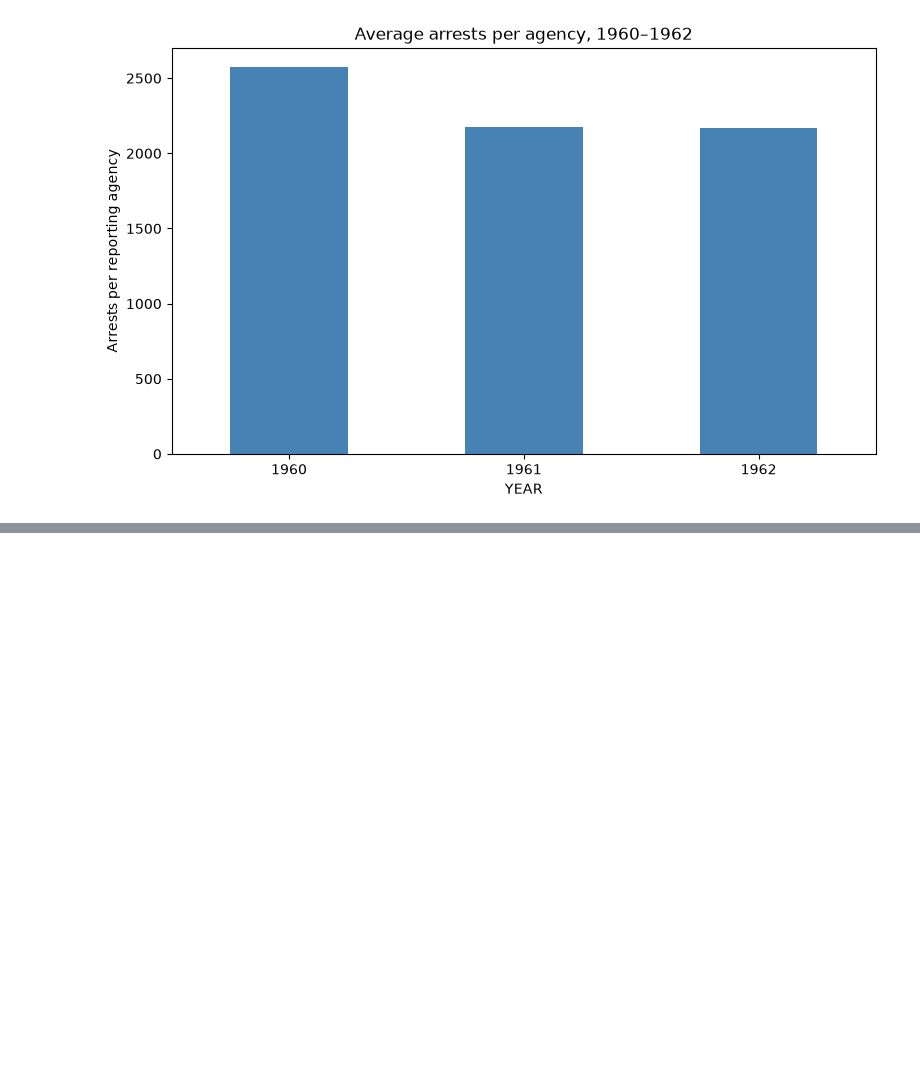
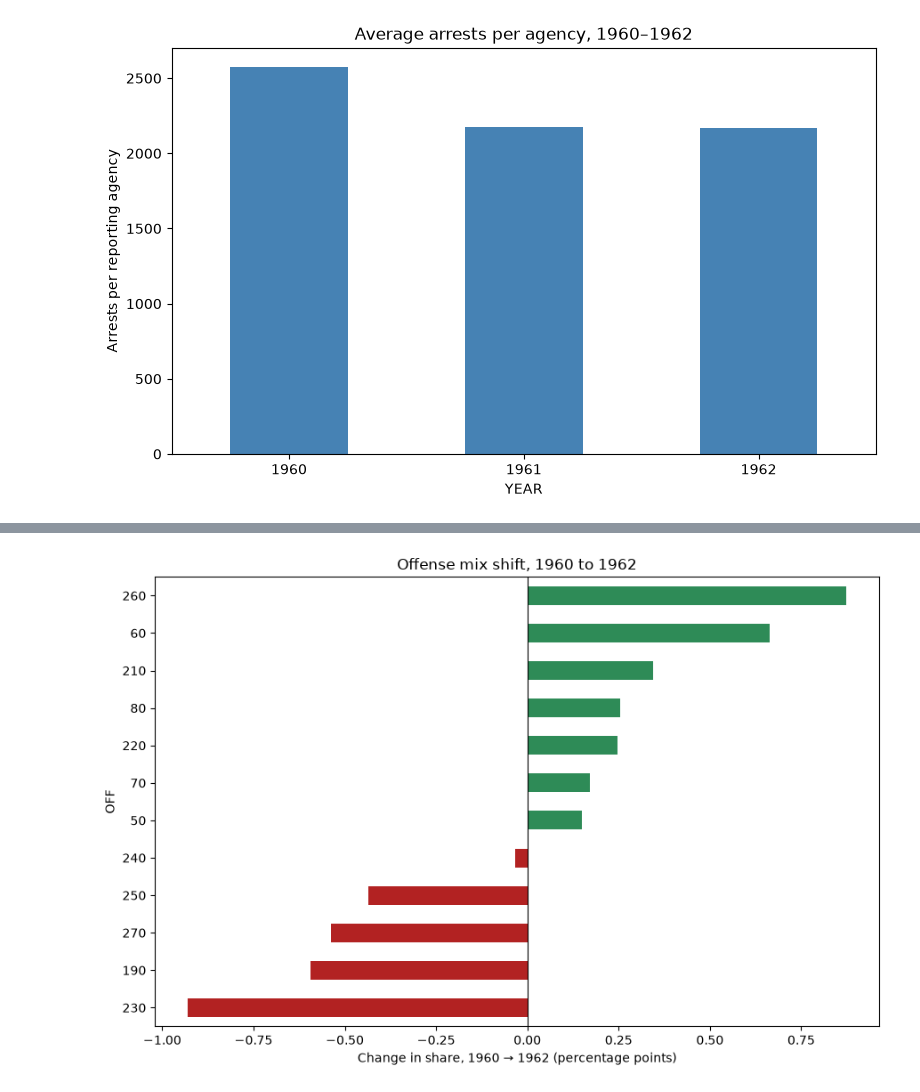
Before and after one commit to Deoxxysss/real-dataset-investigation, a Jupyter notebook: Notebooks/04_final_analysis.ipynb, the cells around one changed output, grey strips where cells are left out. Drawn from its saved outputs; the diff is of its cells as text; code cells hidden in the pictures; blank space fills up the shorter version.

```diff
--- a/Notebooks/04_final_analysis.ipynb
+++ b/Notebooks/04_final_analysis.ipynb
@@ -170,0 +218,15 @@ plt.show()
+# %%
+# Percentage-point change in share, 1960 → 1962.
+delta = (mix[1962] - mix[1960]) * 100
+delta = delta.loc[top12].sort_values()
+
+fig, ax = plt.subplots(figsize=(9, 6))
+delta.plot(kind='barh', ax=ax, color=['firebrick' if v < 0 else 'seagreen' for v in delta])
+ax.axvline(0, color='black', linewidth=0.8)
+ax.set_xlabel('Change in share, 1960 → 1962 (percentage points)')
+ax.set_title('Offense mix shift, 1960 to 1962')
+plt.tight_layout()
+plt.savefig('../figures/final_offense_shift.png', dpi=150)
+plt.show()
+# %% [output]
+[figure, added]
```
Also changed, not shown: parts of 30 cells of this notebook, 10 other files.
